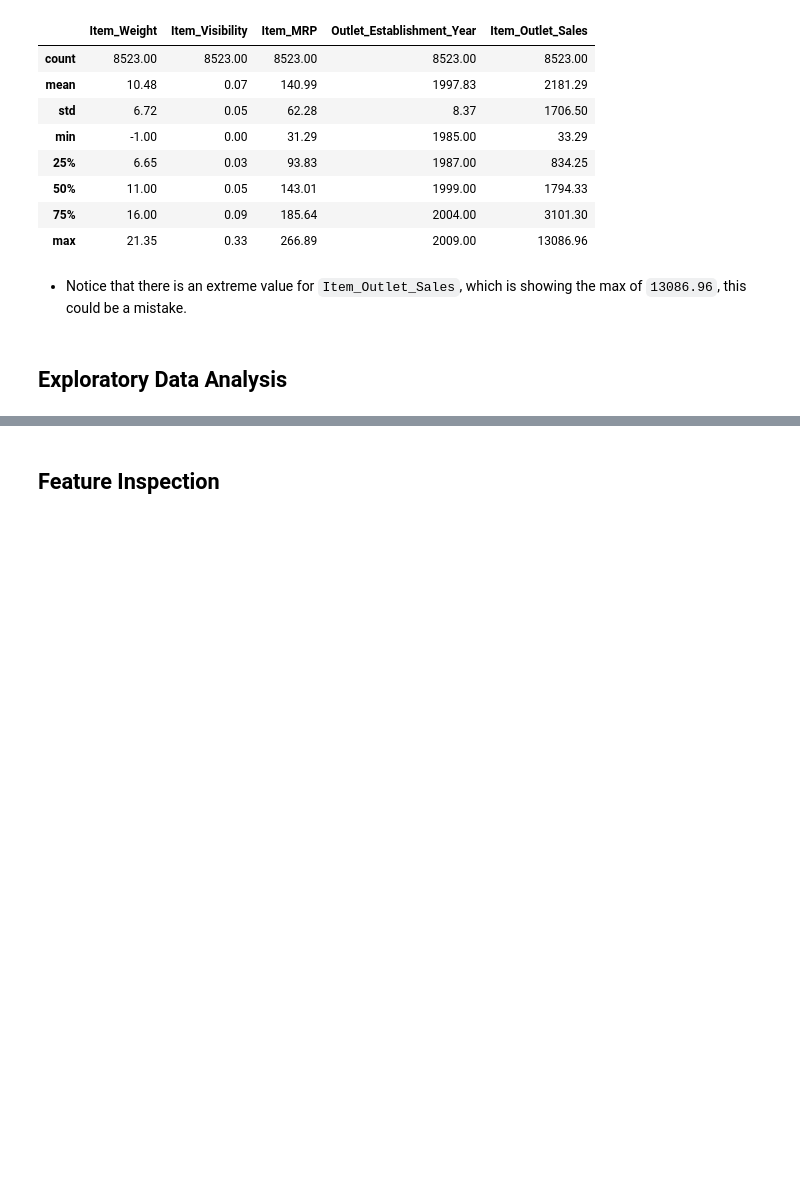
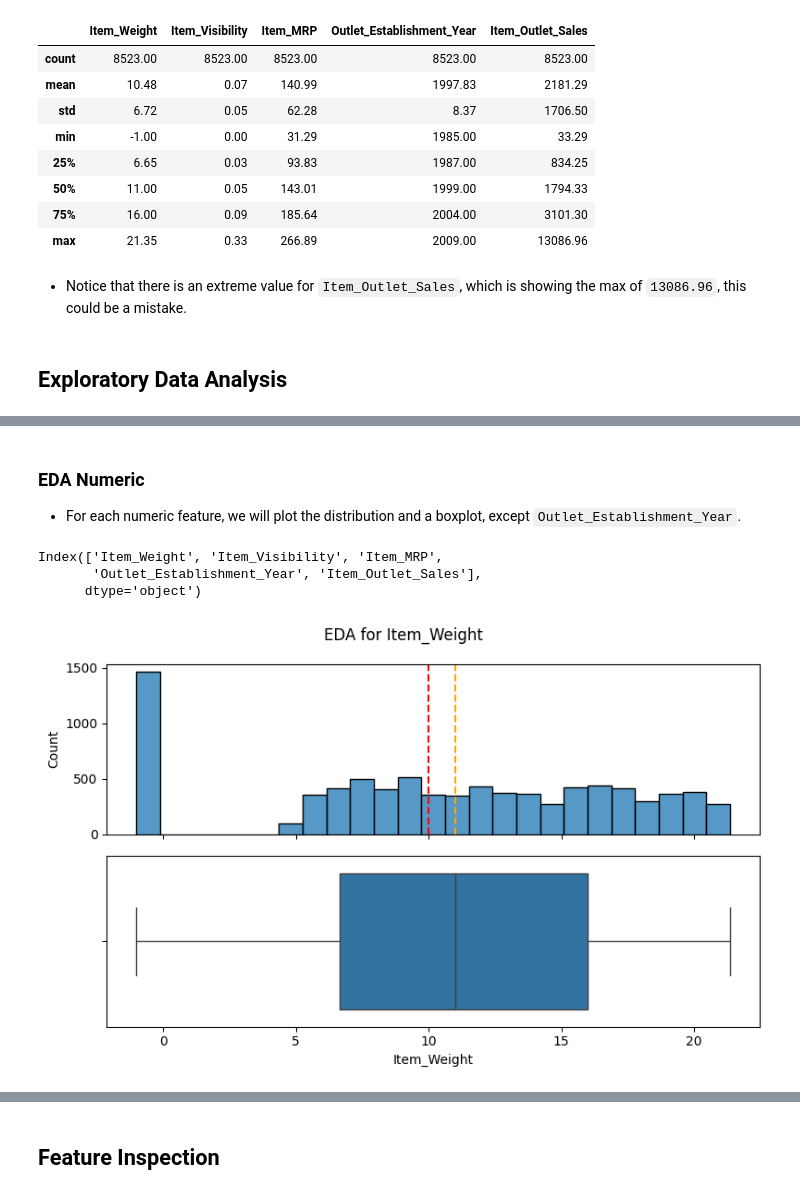
Before and after one commit to ali94an/Prediction-of-Product-Sales, a Jupyter notebook: Prediction_of_Product_Sales.ipynb, the cells around one changed output, grey strips where cells are left out. Saved outputs shown, nothing was run; the diff lists cells and outputs as text; code cells hidden in the pictures; blank space fills up the shorter version.

```diff
--- a/Prediction_of_Product_Sales.ipynb
+++ b/Prediction_of_Product_Sales.ipynb
@@ -234,0 +262,26 @@ df.describe().round(2)
+# %% [markdown]
+### EDA Numeric
+- For each numeric feature, we will plot the distribution and a boxplot, except `Outlet_Establishment_Year`.
+# %%
+num_cols = df.select_dtypes('number').columns
+num_cols
+# %% [output]
+Index(['Item_Weight', 'Item_Visibility', 'Item_MRP',
+       'Outlet_Establishment_Year', 'Item_Outlet_Sales'],
+      dtype='object')
+# %%
+def plot_numeric (df,col):
+  fig,axes = plt.subplots(nrows=2,figsize=(8,5),sharex=True)
+  mean = df[col].mean().round()
+  median = df[col].median()
+  sns.histplot(data=df,x=col,ax=axes[0])
+  axes[0].axvline(mean,label=f'Mean {mean}',color='red',ls='--')
+  axes[0].axvline(median,label=f'Median {median}',color='orange',ls='--')
+  sns.boxplot(data=df,x=col,ax=axes[1])
+  fig.suptitle(f'EDA for {col}')
+  plt.tight_layout();
+  plt.show();
+# %%
+plot_numeric(df,'Item_Weight')
+# %% [output]
+[figure, added]
```
Also changed, not shown: parts of 27 cells of this notebook.
